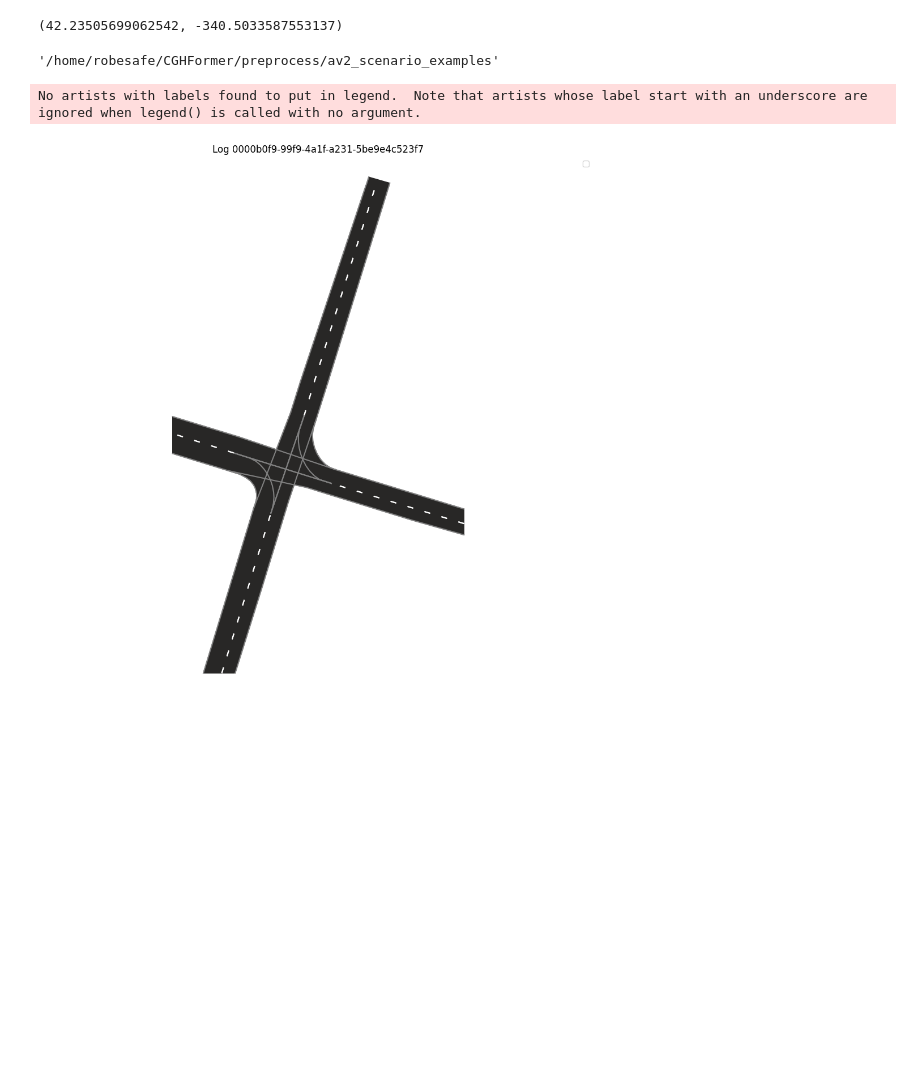
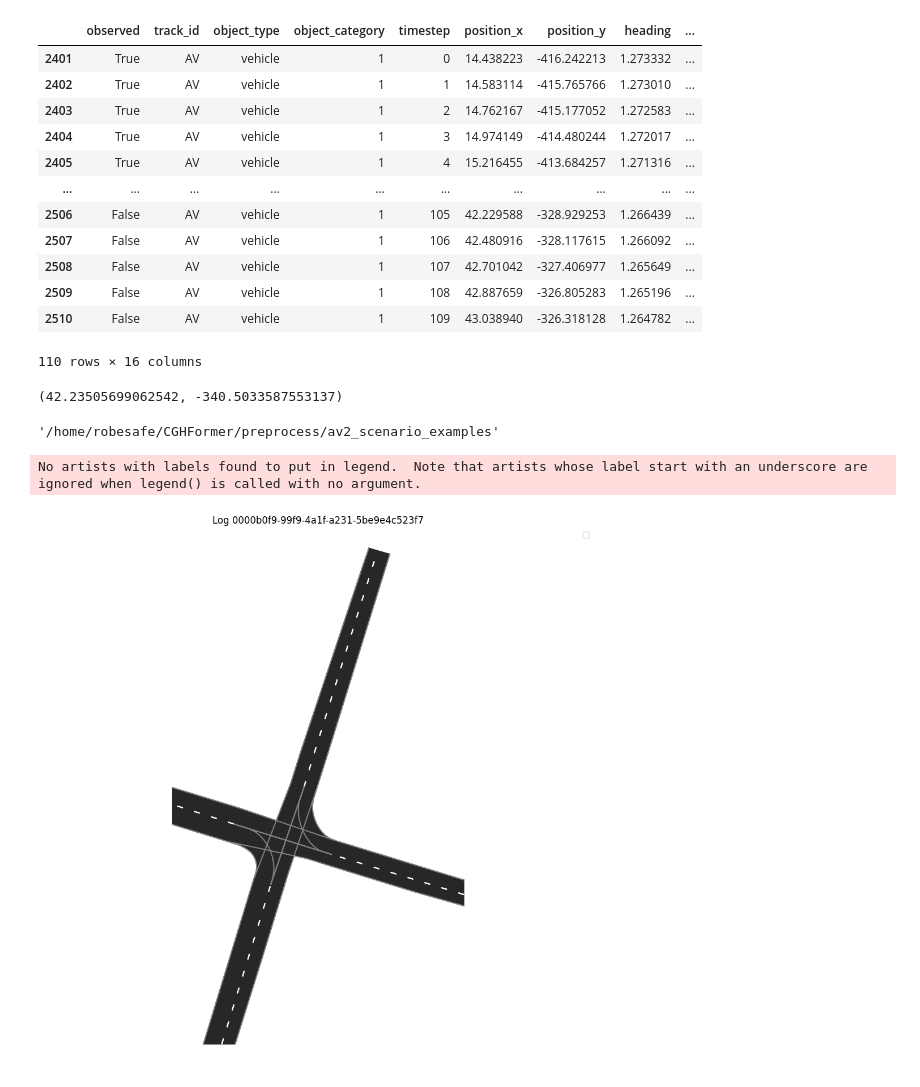
Before and after one commit to Cram3r95/argo2_TGR, a Jupyter notebook: preprocess/read_forecasting_scenario.ipynb, the cells around one changed output. Cells and saved outputs as stored; diff of their text form; code cells hidden in the pictures; blank space fills up the shorter version.

```diff
--- a/preprocess/read_forecasting_scenario.ipynb
+++ b/preprocess/read_forecasting_scenario.ipynb
@@ -55,3 +63,21 @@ df = pd.read_parquet(scenario_path)
+# %%
+df['track_id'].unique()
+# df['focal_track_id'].unique()
+df[df['track_id'] == "AV"]
+# %% [output]
+|  | observed | track_id | object_type | object_category | timestep | position_x | position_y | heading | ... |
+| 2401 | True | AV | vehicle | 1 | 0 | 14.438223 | -416.242213 | 1.273332 | ... |
+| 2402 | True | AV | vehicle | 1 | 1 | 14.583114 | -415.765766 | 1.273010 | ... |
+| 2403 | True | AV | vehicle | 1 | 2 | 14.762167 | -415.177052 | 1.272583 | ... |
+| 2404 | True | AV | vehicle | 1 | 3 | 14.974149 | -414.480244 | 1.272017 | ... |
+| 2405 | True | AV | vehicle | 1 | 4 | 15.216455 | -413.684257 | 1.271316 | ... |
+| ... | ... | ... | ... | ... | ... | ... | ... | ... | ... |
+| 2506 | False | AV | vehicle | 1 | 105 | 42.229588 | -328.929253 | 1.266439 | ... |
+| 2507 | False | AV | vehicle | 1 | 106 | 42.480916 | -328.117615 | 1.266092 | ... |
+| 2508 | False | AV | vehicle | 1 | 107 | 42.701042 | -327.406977 | 1.265649 | ... |
+| 2509 | False | AV | vehicle | 1 | 108 | 42.887659 | -326.805283 | 1.265196 | ... |
+| 2510 | False | AV | vehicle | 1 | 109 | 43.038940 | -326.318128 | 1.264782 | ... |
+110 rows × 16 columns
 # %%
 target_rows = df.loc[df["track_id"] == scenario.focal_track_id]
 OBS_LEN = 50
```
Also changed, not shown: parts of 2 cells of this notebook, 10 other files.
